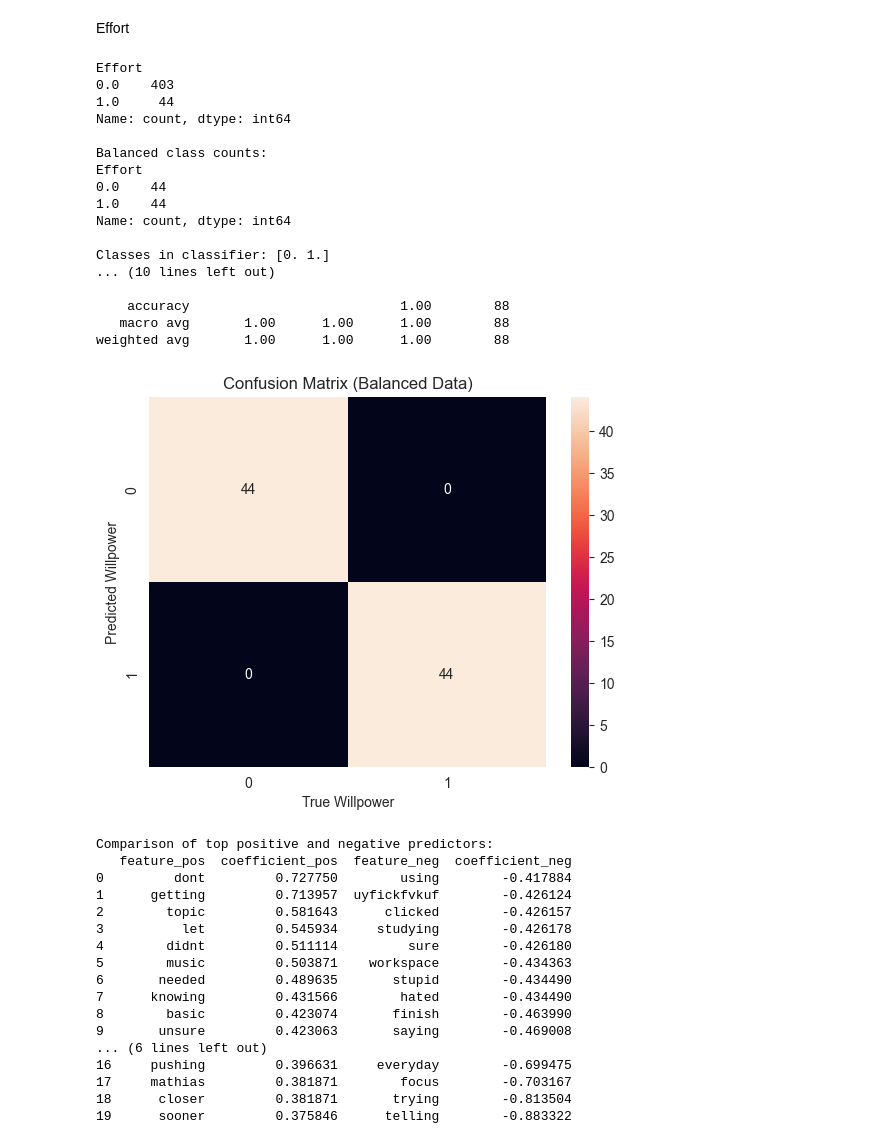
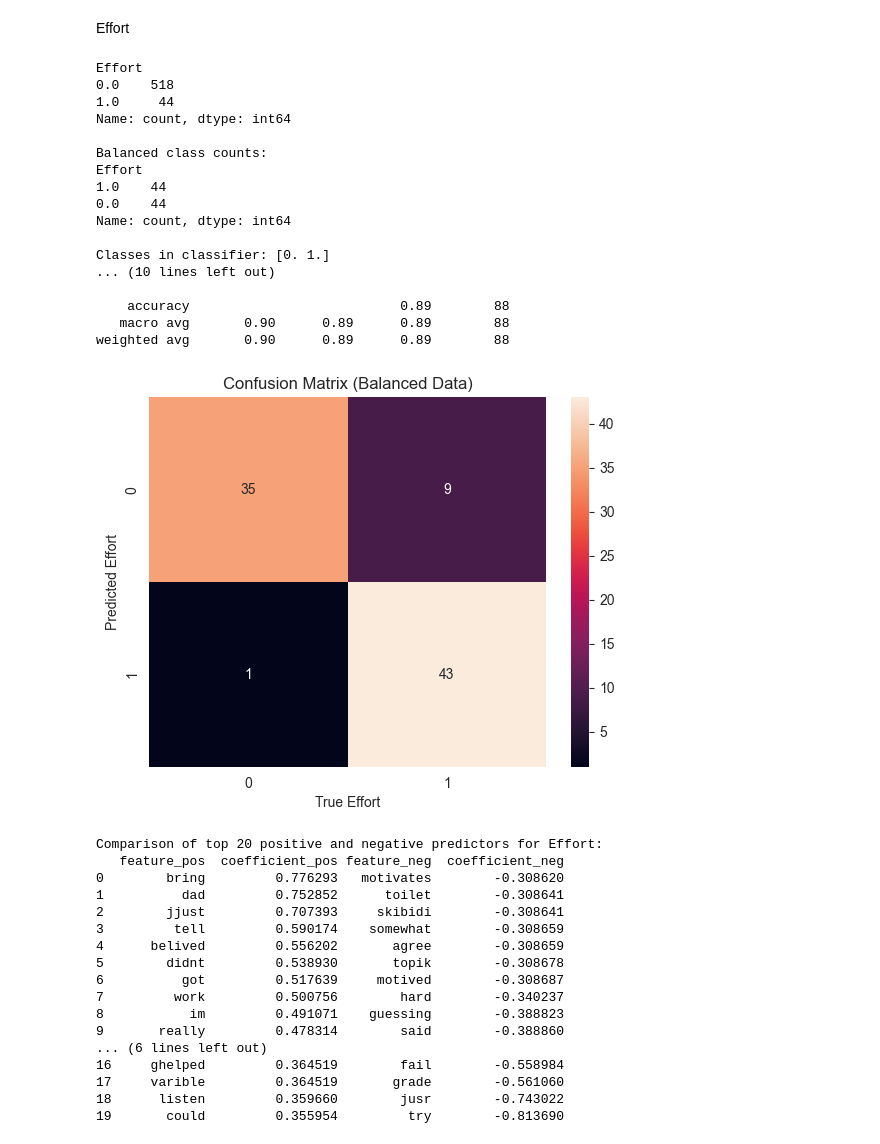
Before and after one commit to YBao7/NLP_Project, a Jupyter notebook: TF-IDF Assignment.ipynb, the cells around one changed output. Saved outputs shown, nothing was run; the diff lists cells and outputs as text; code cells hidden in the pictures.

```diff
--- a/TF-IDF Assignment.ipynb
+++ b/TF-IDF Assignment.ipynb
@@ -62,4 +65,4 @@ for index, row in text_df.iterrows():
 
 short_text_df = text_df.loc[short_indices]
 nonsense_df = text_df.loc[nonsense_indices]
-text_df = text_df.drop(short_indices + nonsense_indices)
+text_df = text_df.drop(nonsense_indices)
@@ -86,4 +104,5 @@ for index, row in text_df.iterrows():
     except Exception as e:
         print(f"Error processing row {index}: {e}")
 
-gibbersh_df = text_df.loc[gibberish_indices]
+gibberish_df = text_df.loc[gibberish_indices]
+text_df = text_df.drop(gibberish_indices)
@@ -778,6 +707,7 @@ Confusion Matrix:
 # %% [markdown]
 Effort
 # %%
+# hide_input
 # Select the target human code
 y_raw = text_df_filtered['Effort']
 
@@ -840,8 +770,8 @@ cm_bal = metrics.confusion_matrix(y_bal, predicted_bal)
 
 sns.heatmap(cm_bal, annot=True, fmt='d')
 plt.title('Confusion Matrix (Balanced Data)')
-plt.xlabel('True Willpower')
-plt.ylabel('Predicted Willpower')
+plt.xlabel('True Effort')
+plt.ylabel('Predicted Effort')
 plt.show()
 
 # Print out the logistic coefficients for the top word list
@@ -861,55 +791,55 @@ coef_df = pd.DataFrame({
 # Sort descending: largest positive coefficients first
 coef_df_sorted = coef_df.sort_values(by='coefficient', ascending=False)
 
 # Top words predicting the positive_class and negative_class (Top 20 for each)
 top_20_pos = coef_df_sorted.head(20)
 top_20_neg = coef_df_sorted.tail(20)
 
 
 highest_20 = top_20_pos.reset_index(drop=True)
 lowest_20 = top_20_neg.reset_index(drop=True)
 
 highest_20.columns = [col + "_pos" for col in highest_20.columns]
 lowest_20.columns = [col + "_neg" for col in lowest_20.columns]
 
 coef_compare = pd.concat([highest_20, lowest_20], axis=1)
 
-print("\nComparison of top positive and negative predictors:")
+print("\nComparison of top 20 positive and negative predictors for Effort:")
 print(coef_compare)
 # %% [output]
 Effort
-0.0    403
+0.0    518
 1.0     44
 Name: count, dtype: int64
 
 Balanced class counts:
 Effort
+1.0    44
 0.0    44
-1.0    44
 Name: count, dtype: int64
 
 Classes in classifier: [0. 1.]
 ... (10 lines left out)
 
-    accuracy                           1.00        88
-   macro avg       1.00      1.00      1.00        88
-weighted avg       1.00      1.00      1.00        88
+    accuracy                           0.89        88
+   macro avg       0.90      0.89      0.89        88
+weighted avg       0.90      0.89      0.89        88
-[figure, old version]
+[figure, new version]
-Comparison of top positive and negative predictors:
-   feature_pos  coefficient_pos  feature_neg  coefficient_neg
-0         dont         0.727750        using        -0.417884
-1      getting         0.713957  uyfickfvkuf        -0.426124
-2        topic         0.581643      clicked        -0.426157
-3          let         0.545934     studying        -0.426178
-4        didnt         0.511114         sure        -0.426180
-5        music         0.503871    workspace        -0.434363
-6       needed         0.489635       stupid        -0.434490
-7      knowing         0.431566        hated        -0.434490
-8        basic         0.423074       finish        -0.463990
-9       unsure         0.423063       saying        -0.469008
+Comparison of top 20 positive and negative predictors for Effort:
+   feature_pos  coefficient_pos feature_neg  coefficient_neg
+0        bring         0.776293   motivates        -0.308620
+1          dad         0.752852      toilet        -0.308641
+2        jjust         0.707393     skibidi        -0.308641
+3         tell         0.590174    somewhat        -0.308659
+4      belived         0.556202       agree        -0.308659
+5        didnt         0.538930       topik        -0.308678
+6          got         0.517639     motived        -0.308687
+7         work         0.500756        hard        -0.340237
+8           im         0.491071    guessing        -0.388823
+9       really         0.478314        said        -0.388860
 ... (6 lines left out)
-16     pushing         0.396631     everyday        -0.699475
-17     mathias         0.381871        focus        -0.703167
-18      closer         0.381871       trying        -0.813504
-19      sooner         0.375846      telling        -0.883322
+16     ghelped         0.364519        fail        -0.558984
+17     varible         0.364519       grade        -0.561060
+18      listen         0.359660        jusr        -0.743022
+19       could         0.355954         try        -0.813690
 # %%
```
Also changed, not shown: parts of 19 cells of this notebook, 10 other files.
